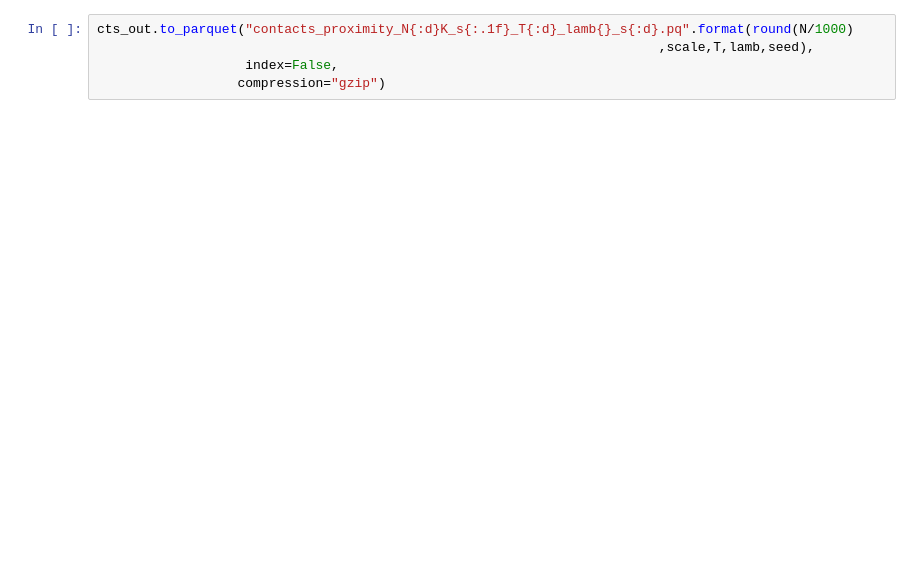
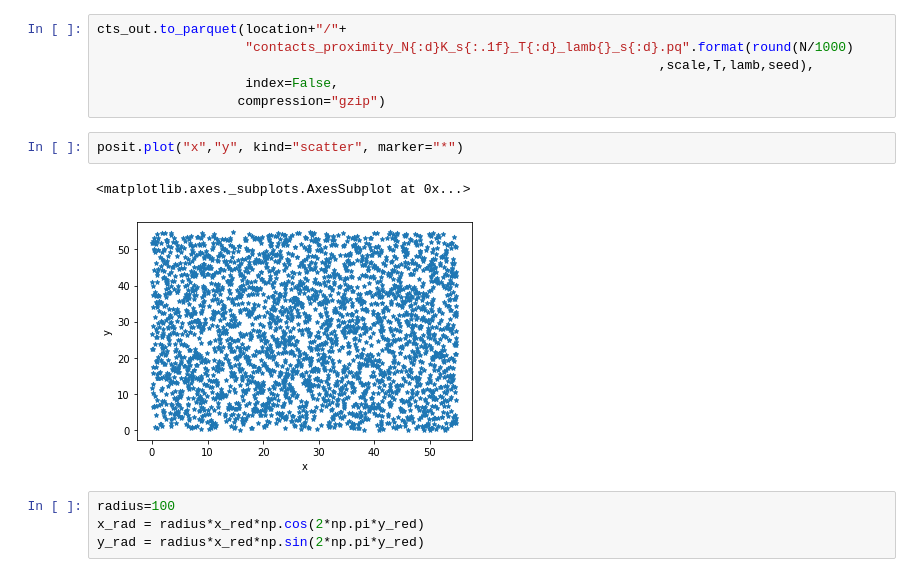
Before and after one commit to sibyl-team/sir_inference, a Jupyter notebook: generate_trans.ipynb, the cells around one changed output. Saved outputs shown, nothing was run; the diff lists cells and outputs as text; blank space fills up the shorter version.

```diff
--- a/generate_trans.ipynb
+++ b/generate_trans.ipynb
@@ -80,5 +84,15 @@ Bye-Bye
 # %%
-cts_out.to_parquet("contacts_proximity_N{:d}K_s{:.1f}_T{:d}_lamb{}_s{:d}.pq".format(round(N/1000)
+cts_out.to_parquet(location+"/"+
+                   "contacts_proximity_N{:d}K_s{:.1f}_T{:d}_lamb{}_s{:d}.pq".format(round(N/1000)
                                                                         ,scale,T,lamb,seed),
                    index=False,
                   compression="gzip")
+# %%
+posit.plot("x","y", kind="scatter", marker="*")
+# %% [output]
+<matplotlib.axes._subplots.AxesSubplot at 0x...>
+[figure, added]
+# %%
+radius=100
+x_rad = radius*x_red*np.cos(2*np.pi*y_red)
+y_rad = radius*x_red*np.sin(2*np.pi*y_red)
```
Also changed, not shown: parts of 5 cells of this notebook.
